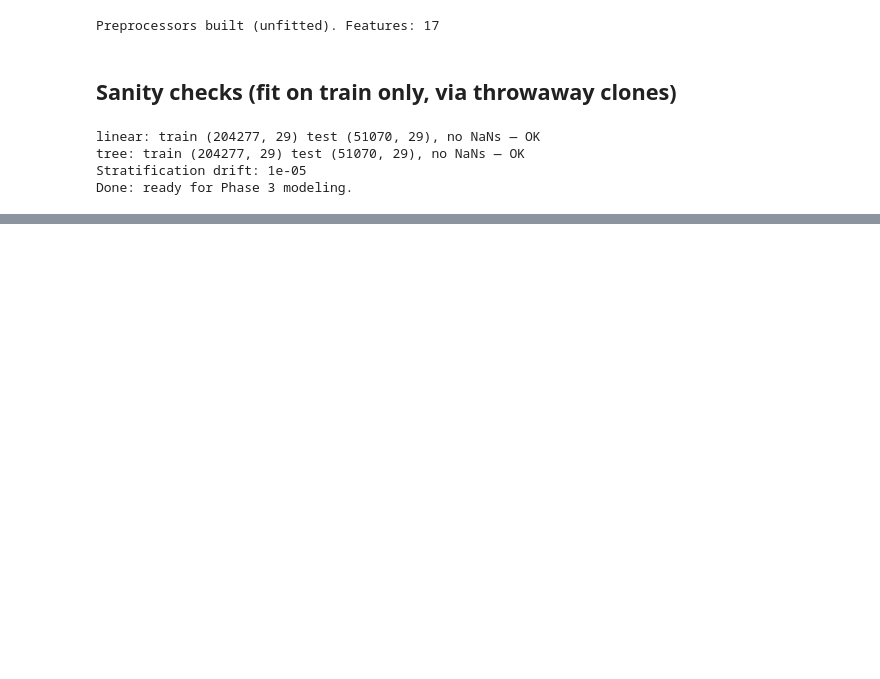
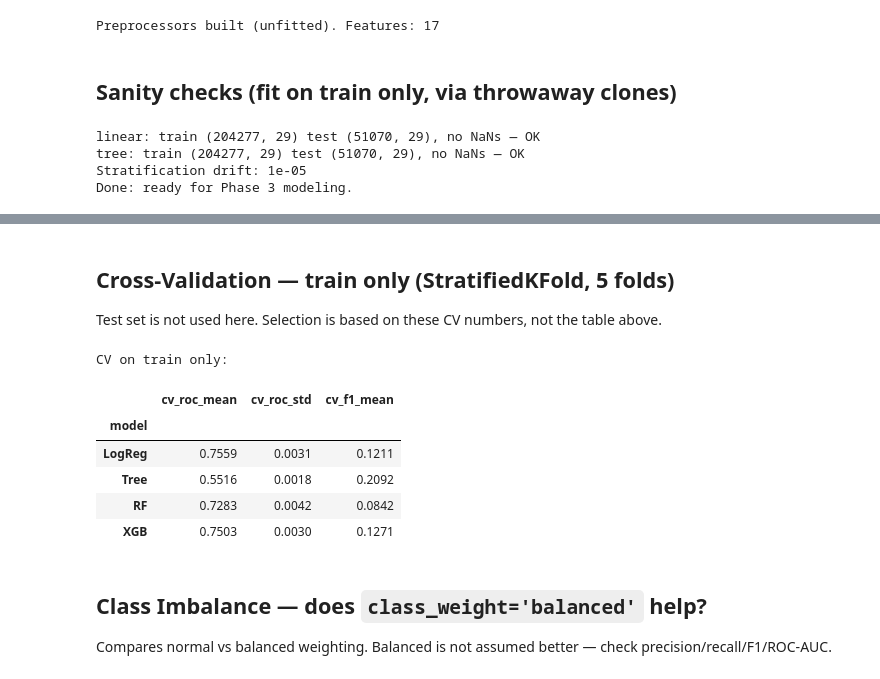
Before and after one commit to Swarnim1311/loan-default-prediction-classification, a Jupyter notebook: loan-default-prediction.ipynb, the cells around one changed output, grey strips where cells are left out. Cells and saved outputs as stored; diff of their text form; code cells hidden in the pictures; blank space fills up the shorter version.

```diff
--- a/loan-default-prediction.ipynb
+++ b/loan-default-prediction.ipynb
@@ -241,0 +337,30 @@ Done: ready for Phase 3 modeling.
+# %% [markdown]
+## Cross-Validation — train only (StratifiedKFold, 5 folds)
+
+Test set is not used here. Selection is based on these CV numbers, not the table above.
+# %%
+cv = StratifiedKFold(n_splits=5, shuffle=True, random_state=42)
+cv_rows = []
+for name, pipe in models.items():
+    r = cross_validate(pipe, X_train, y_train, cv=cv, scoring=['roc_auc', 'f1'], n_jobs=-1)
+    cv_rows.append({
+        'model': name,
+        'cv_roc_mean': round(float(r['test_roc_auc'].mean()), 4),
+        'cv_roc_std': round(float(r['test_roc_auc'].std()), 4),
+        'cv_f1_mean': round(float(r['test_f1'].mean()), 4),
+    })
+cv_df = pd.DataFrame(cv_rows).set_index('model')
+print('CV on train only:')
+cv_df
+# %% [output]
+CV on train only:
+|  | cv_roc_mean | cv_roc_std | cv_f1_mean |
+| model |  |  |  |
+| LogReg | 0.7559 | 0.0031 | 0.1211 |
+| Tree | 0.5516 | 0.0018 | 0.2092 |
+| RF | 0.7283 | 0.0042 | 0.0842 |
+| XGB | 0.7503 | 0.0030 | 0.1271 |
+# %% [markdown]
+## Class Imbalance — does `class_weight='balanced'` help?
+
+Compares normal vs balanced weighting. Balanced is not assumed better — check precision/recall/F1/ROC-AUC.
```
Also changed, not shown: parts of 13 cells of this notebook.
